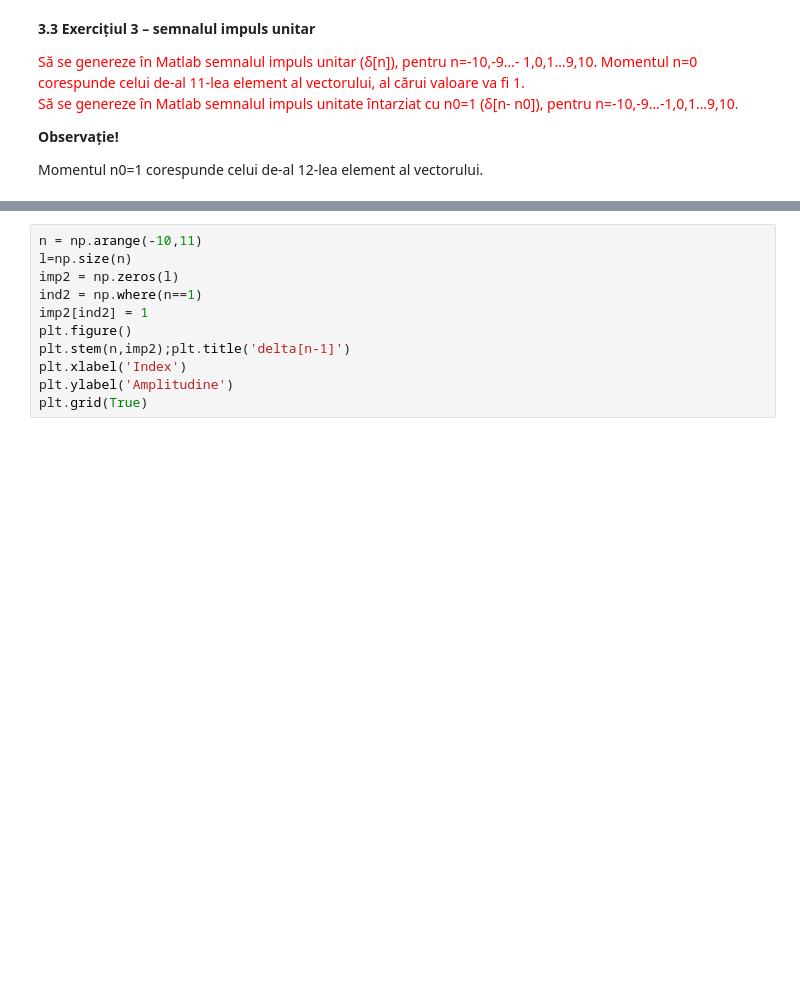
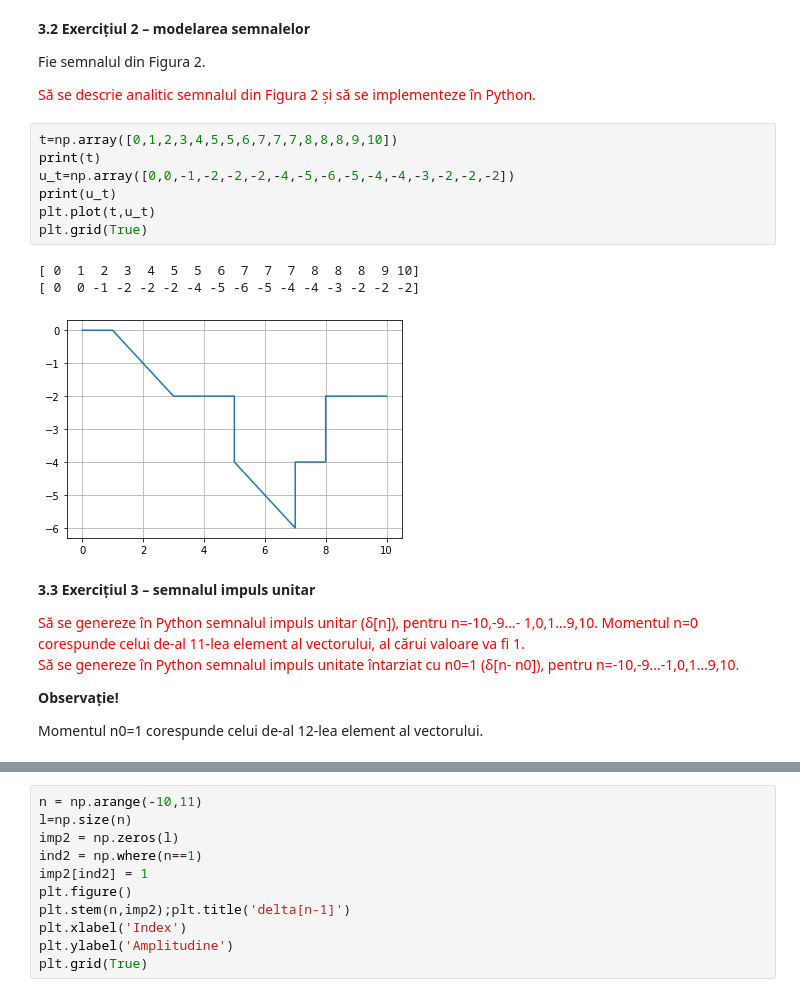
Before and after one commit to vladbstr/Python-Files-Tasks, a Jupyter notebook: lab2.ipynb, the cells around one changed output, grey strips where cells are left out. Drawn from its saved outputs; the diff is of its cells as text; blank space fills up the shorter version.

```diff
--- a/lab2.ipynb
+++ b/lab2.ipynb
@@ -190,11 +295,28 @@ import matplotlib.pyplot as plt
+# %% [markdown]
+**3.2 Exercițiul 2 – modelarea semnalelor**
+
+Fie semnalul din Figura 2.
+
+<font color='red'>Să se descrie analitic semnalul din Figura 2 și să se implementeze în Python.</font>
+# %%
+t=np.array([0,1,2,3,4,5,5,6,7,7,7,8,8,8,9,10])
+print(t)
+u_t=np.array([0,0,-1,-2,-2,-2,-4,-5,-6,-5,-4,-4,-3,-2,-2,-2])
+print(u_t)
+plt.plot(t,u_t)
+plt.grid(True)
+# %% [output]
+[ 0  1  2  3  4  5  5  6  7  7  7  8  8  8  9 10]
+[ 0  0 -1 -2 -2 -2 -4 -5 -6 -5 -4 -4 -3 -2 -2 -2]
+[figure, added]
 # %% [markdown]
 **3.3 Exercițiul 3 – semnalul impuls unitar**
 
-<font color='red'>Să se genereze în Matlab semnalul impuls unitar (δ[n]), pentru n=-10,-9…-
+<font color='red'>Să se genereze în Python semnalul impuls unitar (δ[n]), pentru n=-10,-9…-
 1,0,1…9,10. Momentul n=0 corespunde celui de-al 11-lea element al vectorului, al cărui
 valoare va fi 1.</font>
 <br>
-<font color='red'>Să se genereze în Matlab semnalul impuls unitate întarziat cu n0=1 (δ[n- n0]),
+<font color='red'>Să se genereze în Python semnalul impuls unitate întarziat cu n0=1 (δ[n- n0]),
 pentru n=-10,-9…-1,0,1…9,10.</font>
 
 
```
Also changed, not shown: parts of 23 cells of this notebook.
